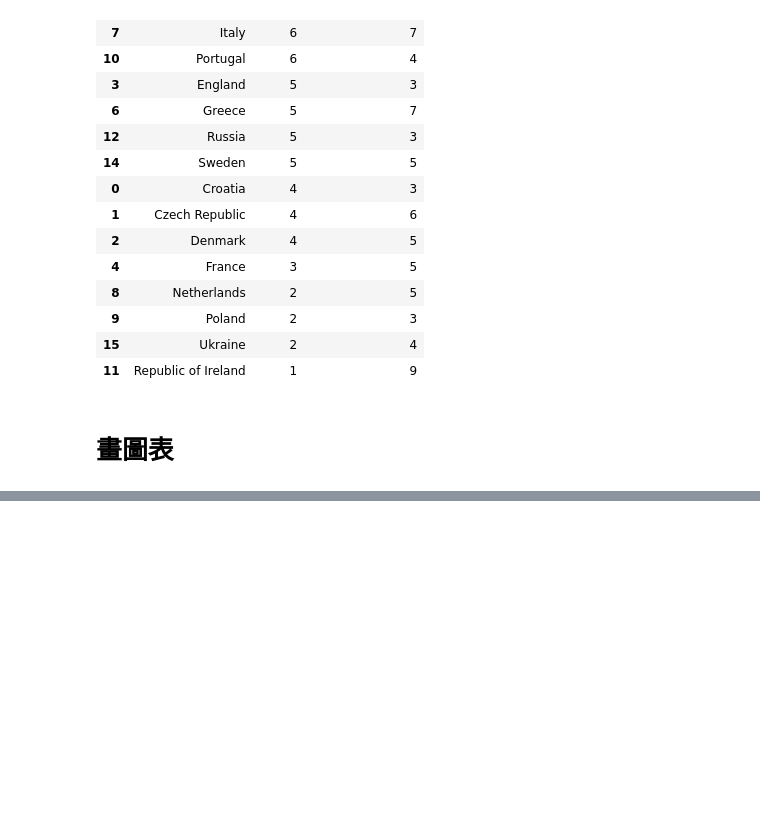
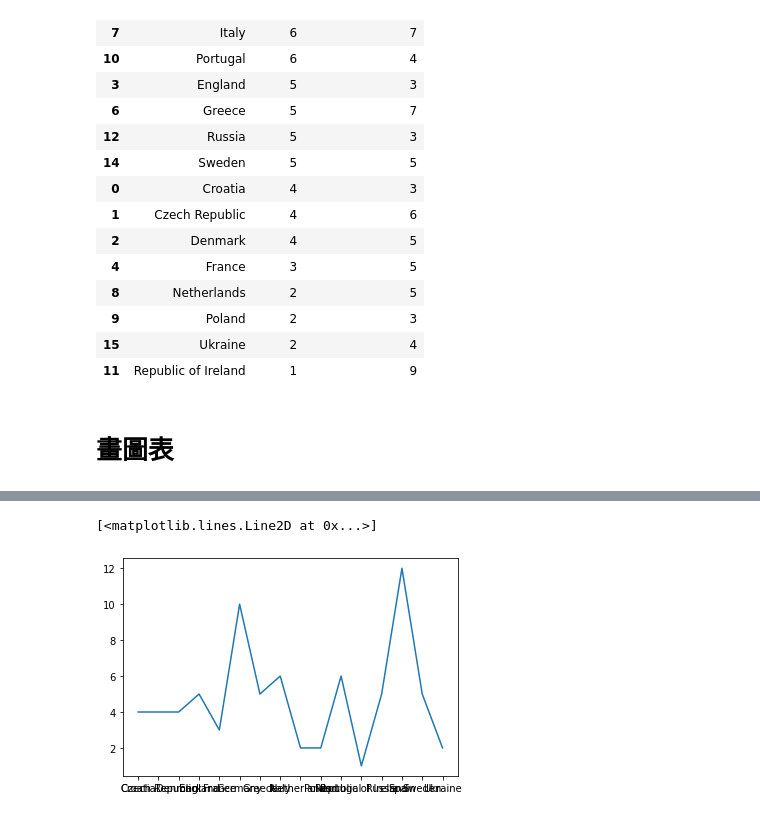
Before and after one commit to tim530712345/20210626, a Jupyter notebook: practice2 - Euro2012 - 数据过滤与排序.ipynb, the cells around one changed output, grey strips where cells are left out. Drawn from its saved outputs; the diff is of its cells as text; code cells hidden in the pictures; blank space fills up the shorter version.

```diff
--- a/practice2 - Euro2012 - 数据过滤与排序.ipynb
+++ b/practice2 - Euro2012 - 数据过滤与排序.ipynb
@@ -196,0 +191,5 @@ TypeError: ignored
+# %%
+plt.plot(euro12['Team'], euro12['Goals'])
+# %% [output]
+[<matplotlib.lines.Line2D at 0x...>]
+[figure, added]
```
Also changed, not shown: parts of 3 cells of this notebook.
